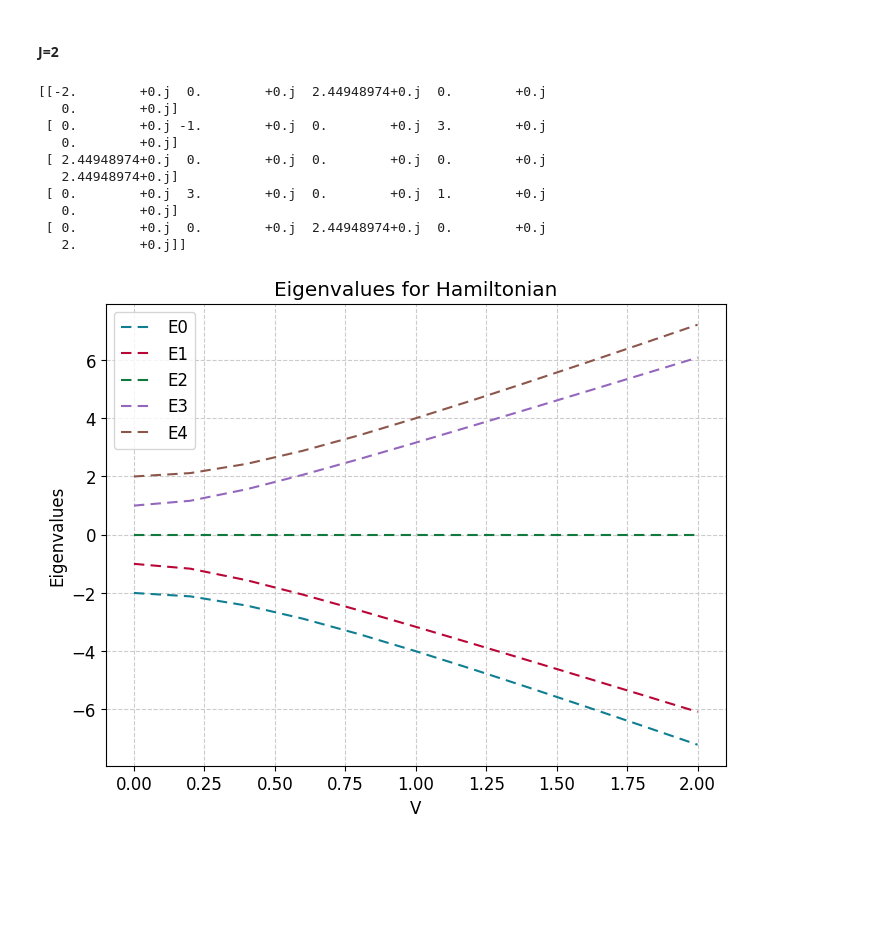
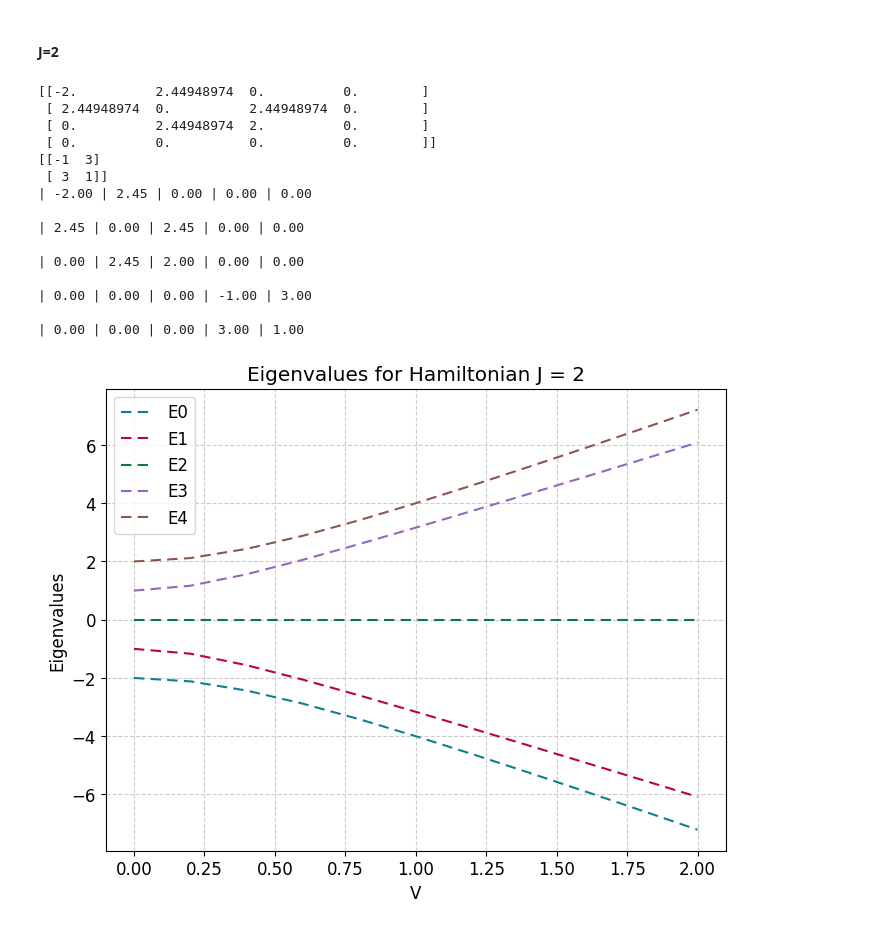
Before and after one commit to hishemok/FYS5419, a Jupyter notebook: Project_1/Project1.ipynb, the cells around one changed output. Cells and saved outputs as stored; diff of their text form; code cells hidden in the pictures; blank space fills up the shorter version.

```diff
--- a/Project_1/Project1.ipynb
+++ b/Project_1/Project1.ipynb
@@ -414,7 +474,7 @@ def Hamiltonian(lam: float) -> np.array:
     return H0 + lam * Hi
 
 #Compute eigenvalues
-lam_vals = np.linspace(0,1,101)
+lam_vals = np.linspace(0,1,51)
 eigenvalues = []
 eigenvectors = []
 for lam in lam_vals:
@@ -466,7 +526,7 @@ def partial_trace(state: np.array,index: int) -> np.array:
 
     return P0.conj() @ density @ P0.T + P1.conj() @ density @ P1.T
 
-lam_vals = np.linspace(0,1,101)
+lam_vals = np.linspace(0,1,51)
 eigenvalues = np.zeros((len(lam_vals),4))
 eigenvectors = np.zeros((len(lam_vals),4,4),dtype=complex)
 
@@ -582,7 +722,9 @@ def Hamiltonian_Pauli(eps:float,V:float) -> np.array:
     ZZ = np.kron(Z,Z)
     XI = np.kron(X,I)
     XZ = np.kron(X,Z)
-    return eps/2 * (ZI + ZZ) + V/2 *(XI + XZ)
+
+
+    return -eps/2 * (ZI + ZZ) - V/2 *(XI + XZ)
 
 epsilon = 1.0
 V = np.linspace(0,2,11)
@@ -595,7 +737,7 @@ for i,v in enumerate(V):
 plt.plot(V, eigenvalues,linestyle = (0,(5,3)))
 plt.xlabel("V")
 plt.ylabel("Eigenvalues")
-plt.title("Eigenvalues for Hamiltonian")
+plt.title("Eigenvalues for Hamiltonian J = 1")
 plt.legend(["E0","E1","E2","E3"])
 plt.show()
 # %% [output]
@@ -660,7 +896,9 @@ plt.show()
 #### J=2
 # %%
 def Block1(eps:float,V:float) -> np.array:
-    B1 = np.zeros((4,4),dtype=complex)
+    """
+    3x3 Matrice with ...
+    """
     ZI = np.kron(Z,I)
     ZZ = np.kron(Z,Z)
 
@@ -671,56 +909,61 @@ def Block1(eps:float,V:float) -> np.array:
     YY = np.kron(Y,Y)
 
     B1 = -eps * (ZI + ZZ) + V/2*np.sqrt(6) * (IX + ZX + XX + YY)
-    return np.real(B1)
+    return B1
+
+print(np.real(Block1(1,1)))
 
 def Block2(eps:float,V:float) -> np.array:
-    B2 = np.zeros((2,2),dtype=complex)
     B2 = -eps*Z + 3*V*X
+    return B2
+print(np.real(Block2(1,1)))
 
-    return np.real(B2)
 
 def Hamiltonian_PauliJ2 (eps:float,V:float) -> np.array:
     H = np.zeros((5,5),dtype=complex)
 
     H3x3 = Block1(eps,V)
     H2x2 = Block2(eps,V)
 
-    idx3x3 = np.array([0,2,4])
-    idx2x2 = np.array([1,3])
+    H[:4,:4] = H3x3
+    H[3:,3:] = H2x2
 
-    for i,row in enumerate(idx3x3):
-        for j,col in enumerate(idx3x3):
-            H[row][col] = H3x3[i][j]
+    return H
 
-    for i,row in enumerate(idx2x2):
-        for j,col in enumerate(idx2x2):
-            H[row][col] = H2x2[i][j]
-    return H
-print(Hamiltonian_PauliJ2(1,1))
+for i in range(len(Hamiltonian_PauliJ2(1,1))):
+    for value in Hamiltonian_PauliJ2(1,1)[i]:
+        print(f"| {np.real(value):.2f} ",end="")
+    print("\n")
+
 
 epsilon = 1.0
 V = np.linspace(0,2,11)
 eigenvalues = np.zeros((len(V),5))
 
 for i,v in enumerate(V):
     eigvals, eigvecs = np.linalg.eigh(Hamiltonian_PauliJ2(epsilon,v))
     eigenvalues[i] = eigvals
 
 plt.plot(V, eigenvalues,linestyle = (0,(5,3)))
 plt.xlabel("V")
 plt.ylabel("Eigenvalues")
-plt.title("Eigenvalues for Hamiltonian")
+plt.title("Eigenvalues for Hamiltonian J = 2")
 plt.legend(["E0","E1","E2","E3","E4"])
 plt.show()
 # %% [output]
-[[-2.        +0.j  0.        +0.j  2.44948974+0.j  0.        +0.j
-   0.        +0.j]
- [ 0.        +0.j -1.        +0.j  0.        +0.j  3.        +0.j
-   0.        +0.j]
- [ 2.44948974+0.j  0.        +0.j  0.        +0.j  0.        +0.j
-   2.44948974+0.j]
- [ 0.        +0.j  3.        +0.j  0.        +0.j  1.        +0.j
-   0.        +0.j]
- [ 0.        +0.j  0.        +0.j  2.44948974+0.j  0.        +0.j
-   2.        +0.j]]
+[[-2.          2.44948974  0.          0.        ]
+ [ 2.44948974  0.          2.44948974  0.        ]
+ [ 0.          2.44948974  2.          0.        ]
+ [ 0.          0.          0.          0.        ]]
+[[-1  3]
+ [ 3  1]]
+| -2.00 | 2.45 | 0.00 | 0.00 | 0.00
+
+| 2.45 | 0.00 | 2.45 | 0.00 | 0.00
+
+| 0.00 | 2.45 | 2.00 | 0.00 | 0.00
+
+| 0.00 | 0.00 | 0.00 | -1.00 | 3.00
+
+| 0.00 | 0.00 | 0.00 | 3.00 | 1.00
-[figure, old version]
+[figure, new version]
```
Also changed, not shown: parts of 15 cells of this notebook, 19 other files.
